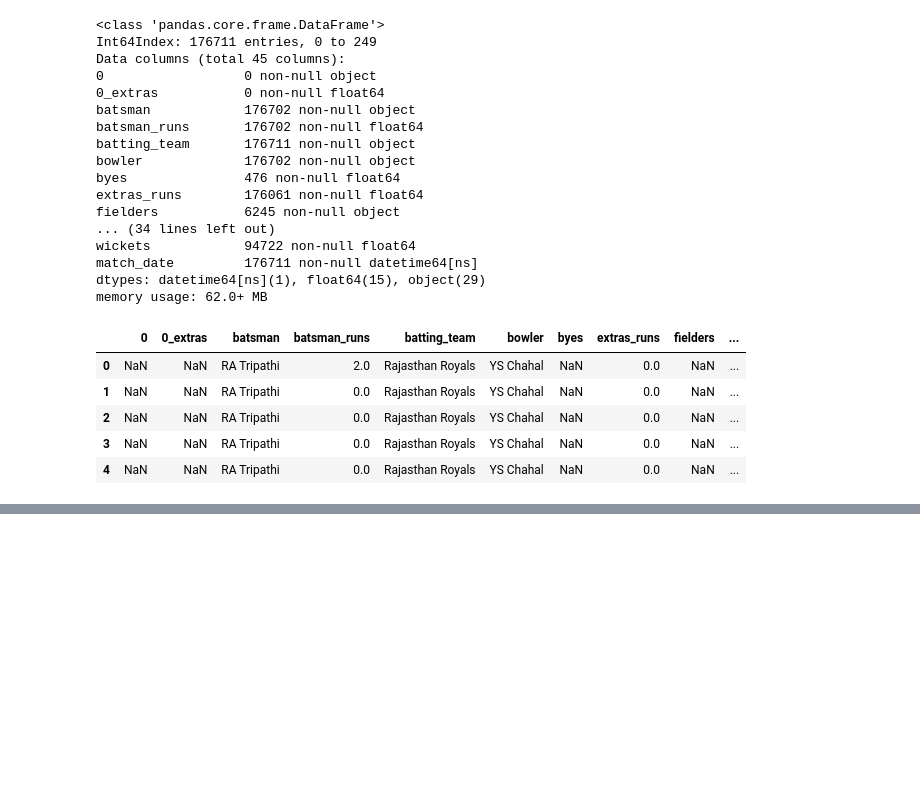
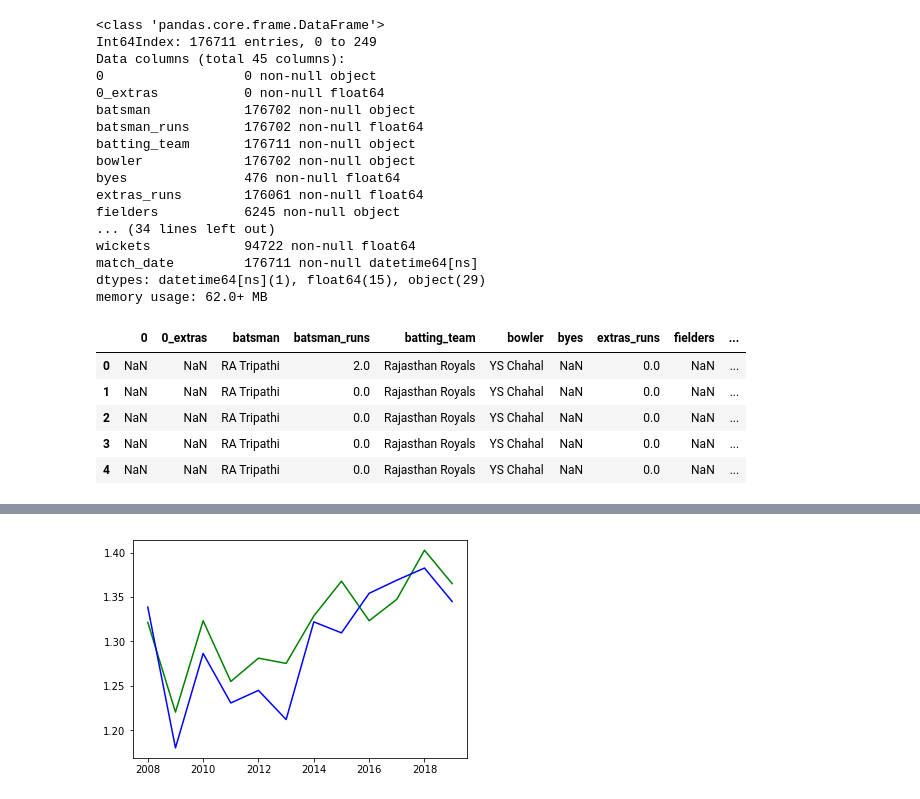
Before and after one commit to ravi-gopalan/ipl_analysis, a Jupyter notebook: ipl_analysis.ipynb, the cells around one changed output, grey strips where cells are left out. Saved outputs shown, nothing was run; the diff lists cells and outputs as text; code cells hidden in the pictures; blank space fills up the shorter version.

```diff
--- a/ipl_analysis.ipynb
+++ b/ipl_analysis.ipynb
@@ -332,0 +380,6 @@ df_ipl_summary.to_csv('ipl_summary.csv')
+# %%
+plt.plot(df_combined.query('level_0 == "inning_1"').groupby(['season'])['total'].mean(),color='green')
+plt.plot(df_combined.query('level_0 == "inning_2"').groupby(['season'])['total'].mean(),color='blue')
+plt.show()
+# %% [output]
+[figure, added]
```
Also changed, not shown: parts of 5 cells of this notebook.
